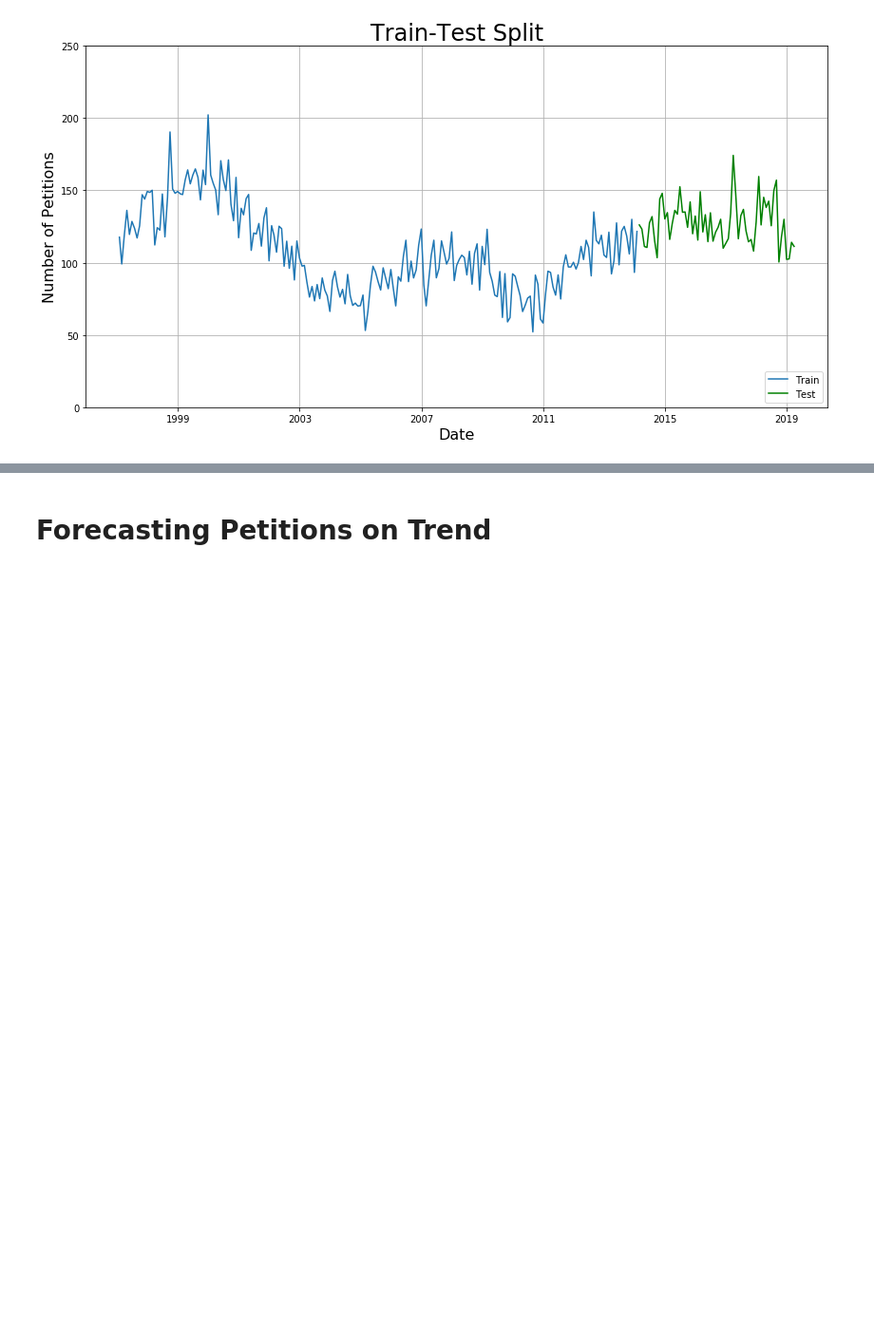
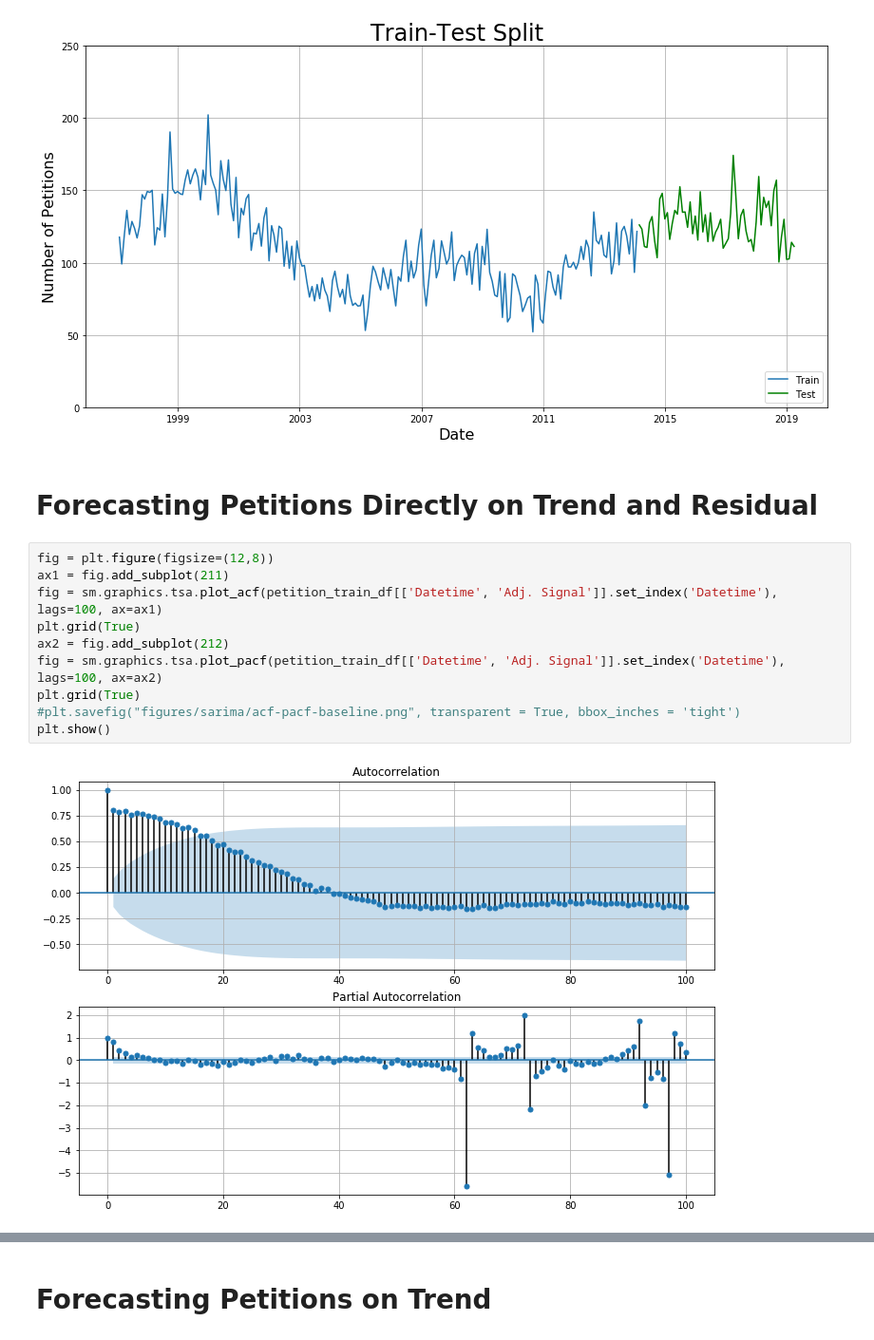
Before and after one commit to harrisonized/Predicting_Rent_Petitions_in_SF, a Jupyter notebook: sarima.ipynb, the cells around one changed output, grey strips where cells are left out. Shown at 95% size. Saved outputs shown, nothing was run; the diff lists cells and outputs as text; blank space fills up the shorter version.

```diff
--- a/sarima.ipynb
+++ b/sarima.ipynb
@@ -155,5 +126,19 @@ plt.title('Train-Test Split', fontsize=24)
 # %% [output]
 Text(0.5,1,'Train-Test Split')
 [figure]
+# %% [markdown]
+# Forecasting Petitions Directly on Trend and Residual
+# %%
+fig = plt.figure(figsize=(12,8))
+ax1 = fig.add_subplot(211)
+fig = sm.graphics.tsa.plot_acf(petition_train_df[['Datetime', 'Adj. Signal']].set_index('Datetime'), lags=100, ax=ax1)
+plt.grid(True)
+ax2 = fig.add_subplot(212)
+fig = sm.graphics.tsa.plot_pacf(petition_train_df[['Datetime', 'Adj. Signal']].set_index('Datetime'), lags=100, ax=ax2)
+plt.grid(True)
+#plt.savefig("figures/sarima/acf-pacf-baseline.png", transparent = True, bbox_inches = 'tight')
+plt.show()
+# %% [output]
+[figure, added]
 # %%
 mod = sm.tsa.statespace.SARIMAX(petition_train_df[['Datetime', 'Adj. Signal']].set_index("Datetime"),
```
Also changed, not shown: parts of 37 cells of this notebook, 8 other files.
